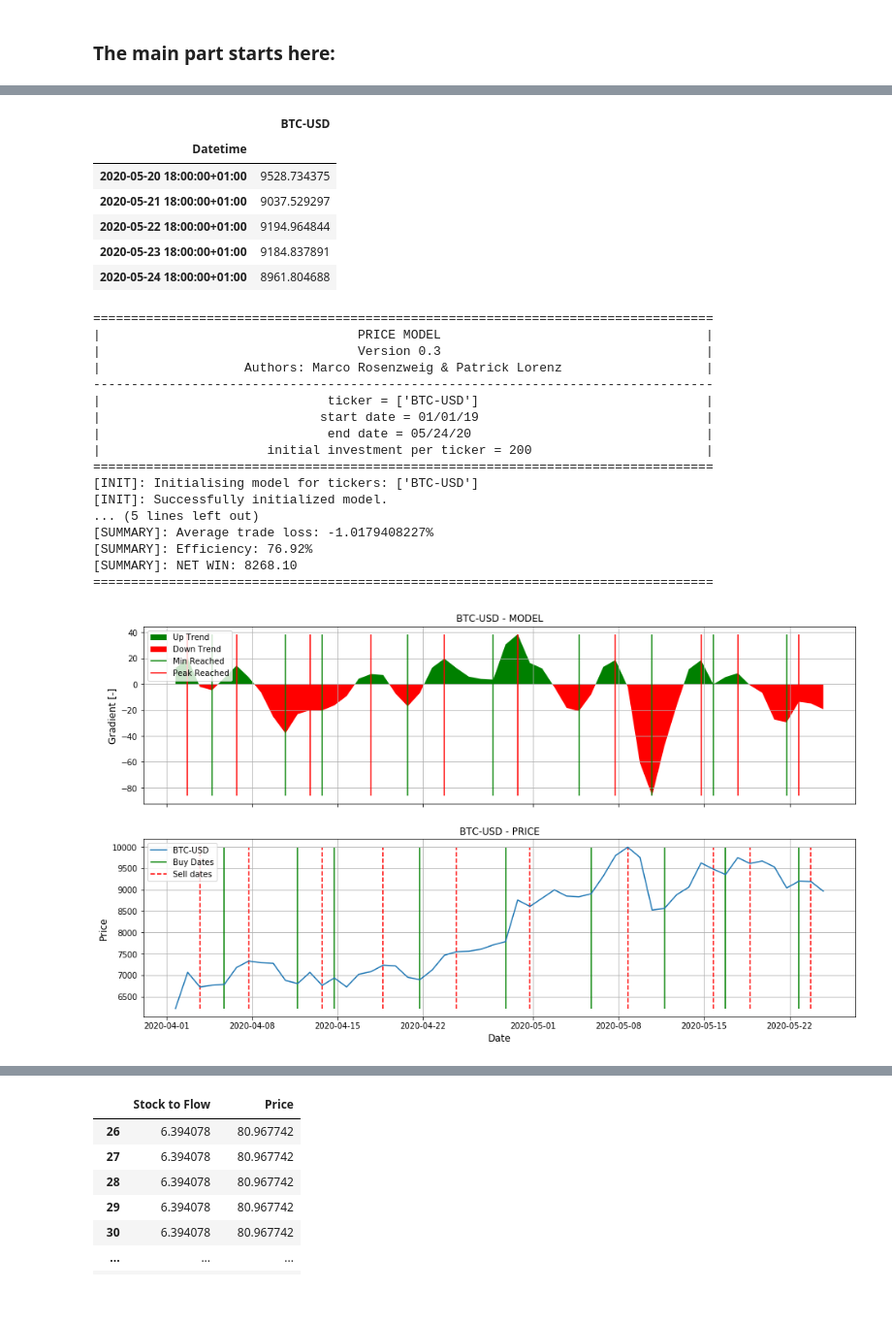
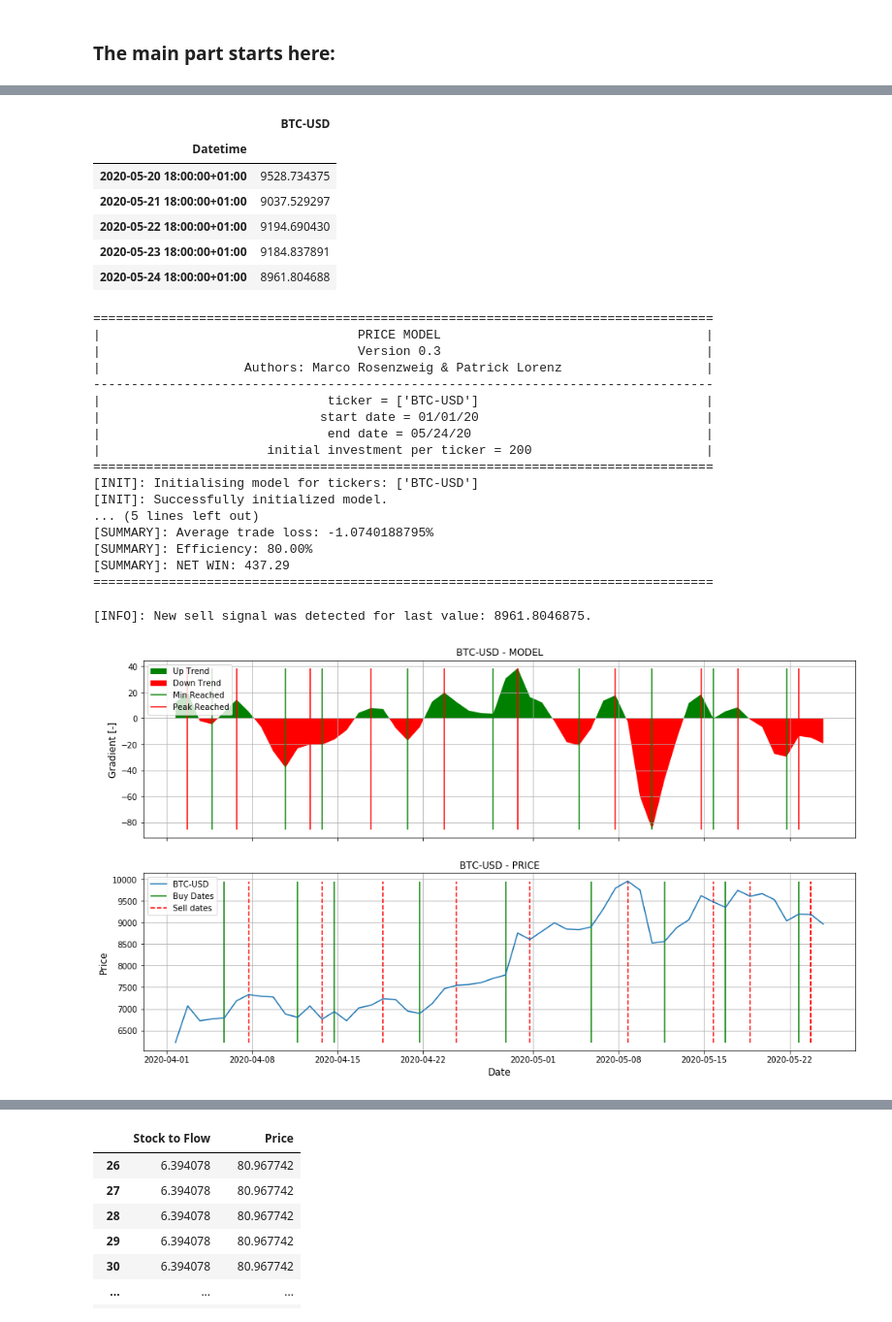
Before and after one commit to MarcoRosenzweig/FINANCE, a Jupyter notebook: CRYPTO_MODEL.ipynb, the cells around one changed output, grey strips where cells are left out. Shown at 97% size. Drawn from its saved outputs; the diff is of its cells as text; code cells hidden in the pictures.

```diff
--- a/CRYPTO_MODEL.ipynb
+++ b/CRYPTO_MODEL.ipynb
@@ -63,5 +66,5 @@ model.data.tail(2)
 # %%
-start_date_range = pd.Timestamp(2019, 1, 1, day_hour)
+start_date_range = pd.Timestamp(2020, 1, 1, day_hour)
 date_range = utils.create_date_range(start_date=start_date_range)
 model.apply_date_filter(date_range)
 model.data.tail()
@@ -71,9 +72,9 @@ model.data.tail()
 [INFO]: filter applied.
 |  | BTC-USD |
 | Datetime |  |
 | 2020-05-20 18:00:00+01:00 | 9528.734375 |
 | 2020-05-21 18:00:00+01:00 | 9037.529297 |
-| 2020-05-22 18:00:00+01:00 | 9194.964844 |
+| 2020-05-22 18:00:00+01:00 | 9194.690430 |
 | 2020-05-23 18:00:00+01:00 | 9184.837891 |
 | 2020-05-24 18:00:00+01:00 | 8961.804688 |
 # %%
@@ -85,21 +86,22 @@ model.eval_model()
 |                   Authors: Marco Rosenzweig & Patrick Lorenz                   |
 ----------------------------------------------------------------------------------
 |                              ticker = ['BTC-USD']                              |
-|                             start date = 01/01/19                              |
+|                             start date = 01/01/20                              |
 |                              end date = 05/24/20                               |
 |                      initial investment per ticker = 200                       |
 ==================================================================================
 [INIT]: Initialising model for tickers: ['BTC-USD']
 [INIT]: Successfully initialized model.
 ... (5 lines left out)
-[SUMMARY]: Average trade loss: -1.0179408227%
-[SUMMARY]: Efficiency: 76.92%
-[SUMMARY]: NET WIN: 8268.10
+[SUMMARY]: Average trade loss: -1.0740188795%
+[SUMMARY]: Efficiency: 80.00%
+[SUMMARY]: NET WIN: 437.29
 ==================================================================================
 # %%
 plotting.plot_model(model, tickers='BTC-USD', plot_from_date='2020-04-01')
 # %% [output]
+[INFO]: New sell signal was detected for last value: 8961.8046875.
-[figure, old version]
+[figure, new version]
 # %%
 imag_model = model.copy_model()
 imag_model.append_timedelta(timedelta=1)
```
Also changed, not shown: parts of 12 cells of this notebook, 2 other files.
